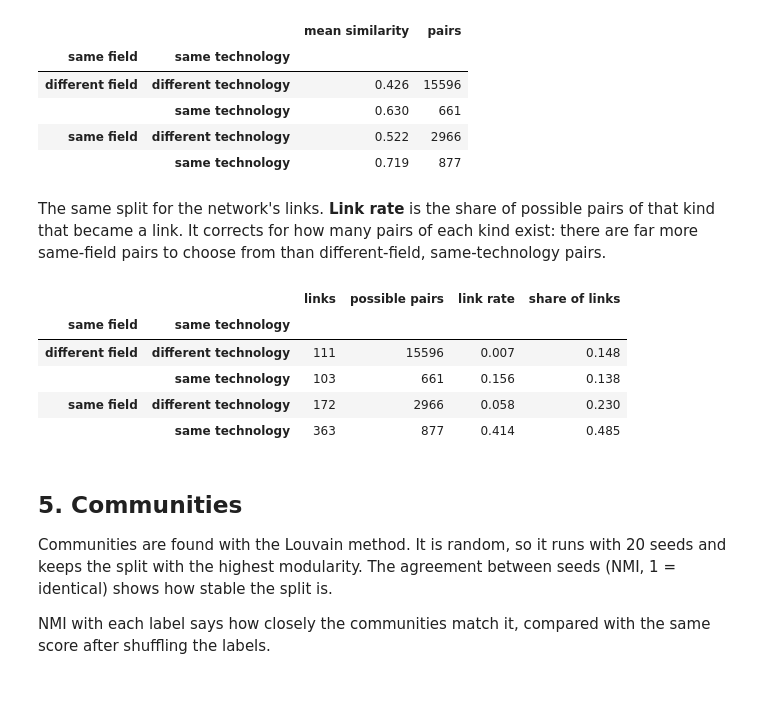
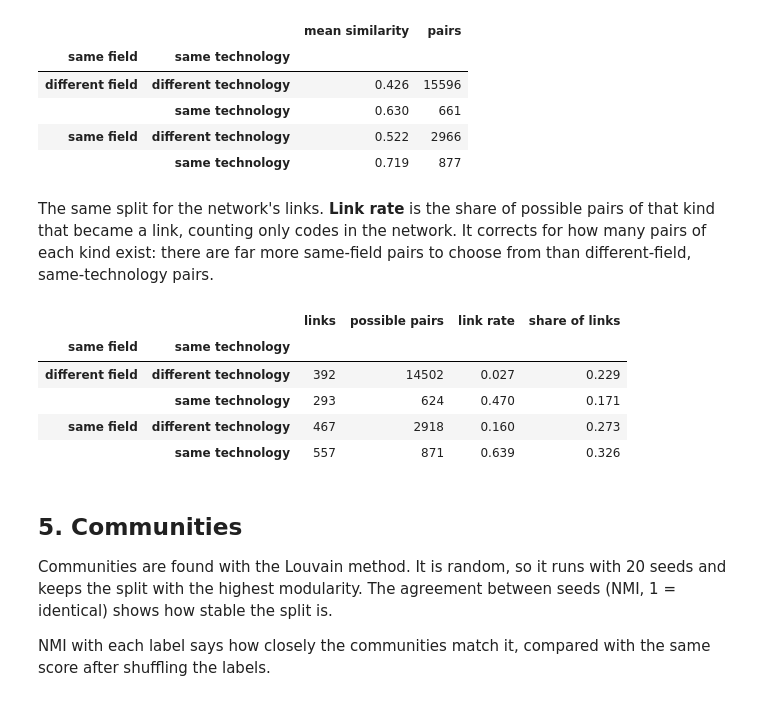
Before and after one commit to albertcasajuana01/social_graphs_project, a Jupyter notebook: text_similarity_network.ipynb, the cells around one changed output. Saved outputs shown, nothing was run; the diff lists cells and outputs as text; code cells hidden in the pictures.

```diff
--- a/text_similarity_network.ipynb
+++ b/text_similarity_network.ipynb
@@ -52,7 +52,8 @@ SEED = 42
 MIN_REPORTS = 30       # a code needs this many usable descriptions to be a node
 MAX_REPORTS = 300      # at most this many descriptions per code are embedded
 MIN_CHARS, MAX_CHARS = 40, 5_000
-K = 5                  # neighbours per code in the network
+THRESHOLD = 0.65       # two codes are linked when their cosine similarity is at least this
+ROBUSTNESS_THRESHOLDS = [0.60, 0.65, 0.70]
 N_SHUFFLES = 1_000
 LABELS = ["field", "technology"]
 
@@ -226,13 +227,34 @@ def knn_graph(similarity, labels, k):
     return graph
 
 
+def threshold_graph(similarity, labels, threshold):
+    # Codes with no link are left out, so every node has at least one edge.
+    graph = nx.Graph()
+    a, b = np.triu_indices(len(labels), 1)
+    keep = similarity[a, b] >= threshold
+    graph.add_weighted_edges_from(zip(labels[a[keep]], labels[b[keep]], similarity[a, b][keep]))
+    return graph
+
+
+def matched_graph(similarity, labels, n_edges):
+    # Cut at whatever similarity gives n_edges links, so two networks on different scales have the same density.
+    a, b = np.triu_indices(len(labels), 1)
+    return threshold_graph(similarity, labels, np.sort(similarity[a, b])[-n_edges])
+
+
 order = codes.index.to_numpy()
 text_vectors = centroids(embeddings, sample["product_code"], order)
 text_sim = text_vectors @ text_vectors.T
-G = knn_graph(text_sim, order, K)
+G = threshold_graph(text_sim, order, THRESHOLD)
 
 upper = text_sim[np.triu_indices(len(order), 1)]
-print(f"Nodes: {G.number_of_nodes()}, edges: {G.number_of_edges()}, connected parts: {nx.number_connected_components(G)}")
+degree = pd.Series(dict(G.degree))
+print(f"Nodes: {G.number_of_nodes()} of {len(order)} codes, edges: {G.number_of_edges()}, "
+      f"connected parts: {nx.number_connected_components(G)} (largest has {len(max(nx.connected_components(G), key=len))} codes)")
 print(f"Cosine similarity between code averages: median {np.median(upper):.2f}, range {upper.min():.2f}-{upper.max():.2f}")
-print(f"Similarity of linked pairs: median {np.median([w for *_, w in G.edges(data='weight')]):.2f}")
+print(f"Links per code: median {degree.median():.0f}, max {degree.max()} ({degree.idxmax()}: {codes.at[degree.idxmax(), 'name']})")
+
+isolated = codes.loc[~codes.index.isin(G.nodes), ["field", "technology", "name", "n_reports"]]
+print(f"\nCodes with no link at {THRESHOLD} (left out of the tests): {len(isolated)}")
+isolated
 # %% [output]
@@ -325,25 +364,26 @@ pair_table(pairs)
 | same field | different technology | 0.522 | 2966 |
 |  | same technology | 0.719 | 877 |
 # %% [markdown]
-The same split for the network's links. **Link rate** is the share of possible pairs of that kind that became a link. It corrects for how many pairs of each kind exist: there are far more same-field pairs to choose from than different-field, same-technology pairs.
+The same split for the network's links. **Link rate** is the share of possible pairs of that kind that became a link, counting only codes in the network. It corrects for how many pairs of each kind exist: there are far more same-field pairs to choose from than different-field, same-technology pairs.
 # %%
 def link_table(graph, pairs):
     edges = set(map(frozenset, graph.edges))
-    is_link = [frozenset((order[a], order[b])) in edges for a, b in zip(i, j)]
-    table = pairs.assign(link=is_link).groupby(["same field", "same technology"])["link"].agg(["sum", "size", "mean"])
+    in_graph = np.isin(order[i], list(graph.nodes)) & np.isin(order[j], list(graph.nodes))
+    is_link = np.array([frozenset((order[a], order[b])) in edges for a, b in zip(i, j)])
+    table = pairs.assign(link=is_link)[in_graph].groupby(["same field", "same technology"])["link"].agg(["sum", "size", "mean"])
     table.columns = ["links", "possible pairs", "link rate"]
     table["share of links"] = table["links"] / table["links"].sum()
     return table.round(3)
 
 
 link_table(G, pairs)
 # %% [output]
 |  |  | links | possible pairs | link rate | share of links |
 | same field | same technology |  |  |  |  |
-| different field | different technology | 111 | 15596 | 0.007 | 0.148 |
-|  | same technology | 103 | 661 | 0.156 | 0.138 |
-| same field | different technology | 172 | 2966 | 0.058 | 0.230 |
-|  | same technology | 363 | 877 | 0.414 | 0.485 |
+| different field | different technology | 392 | 14502 | 0.027 | 0.229 |
+|  | same technology | 293 | 624 | 0.470 | 0.171 |
+| same field | different technology | 467 | 2918 | 0.160 | 0.273 |
+|  | same technology | 557 | 871 | 0.639 | 0.326 |
 # %% [markdown]
 ## 5. Communities
 
```
Also changed, not shown: parts of 17 cells of this notebook.
